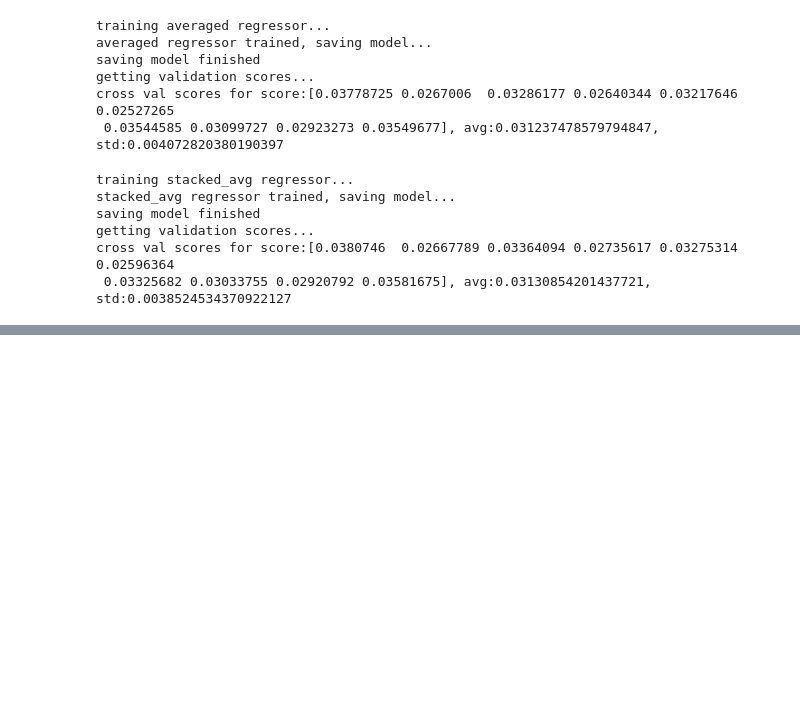
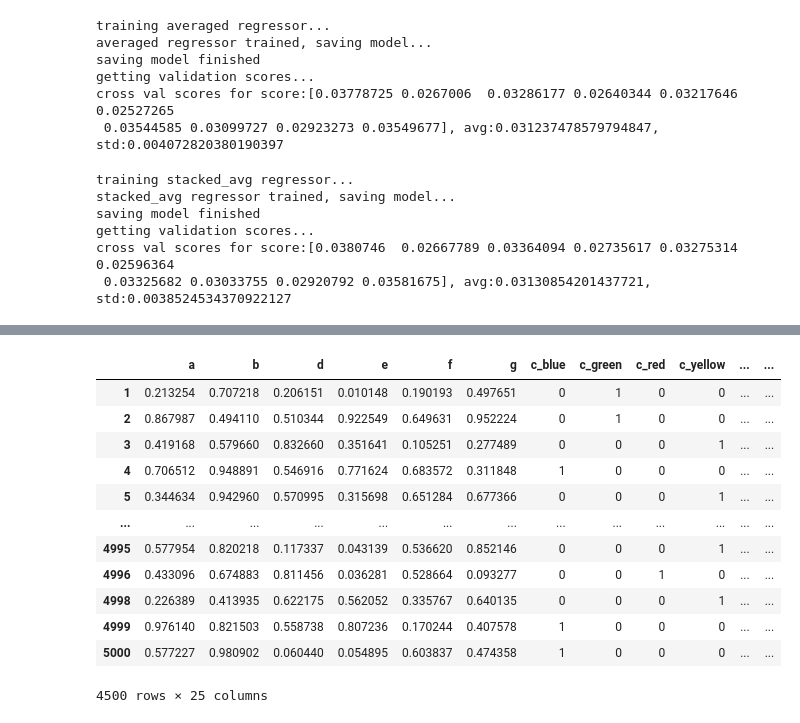
Before and after one commit to telenovelachuan/adobe_model_training, a Jupyter notebook: notebooks/regression.ipynb, the cells around one changed output, grey strips where cells are left out. Saved outputs shown, nothing was run; the diff lists cells and outputs as text; code cells hidden in the pictures; blank space fills up the shorter version.

```diff
--- a/notebooks/regression.ipynb
+++ b/notebooks/regression.ipynb
@@ -43,19 +42,20 @@ df_dummy
 # %%
-df_dummy['ehc'] = df_dummy['e'] * df_dummy['h_white'] * df_dummy['c_blue'].map({0: 1, 1: 0})
-df_dummy['e(h+c)'] = df_dummy['e'] * (df_dummy['h_white'] + df_dummy['c_blue'].map({0: 1, 1: 0}))
-df_dummy['f+g'] = df_dummy['f'] + df_dummy['g']
-df_dummy['(f+g)*h*c'] = (df_dummy['f'] + df_dummy['g']) * df_dummy['h_white'] * df_dummy['c_blue'].map({0: 1, 1: 0})
-df_dummy['(f+g)*(h+c)'] = (df_dummy['f'] + df_dummy['g']) * (df_dummy['h_white'] + df_dummy['c_blue'].map({0: 1, 1: 0}))
-
-df_dummy['ehc(f+g)'] = df_dummy['ehc'] * df_dummy['f+g']
-df_dummy['e(h+c)(f+g)'] = df_dummy['e(h+c)'] * df_dummy['f+g']
-
-df_dummy['ehc+f+g)'] = df_dummy['ehc'] + df_dummy['f+g']
-df_dummy['e(h+c)+f+g)'] = df_dummy['e(h+c)'] + df_dummy['f+g']
-
-df_dummy['eh(f+g)*(h+c)'] = df_dummy['ehc'] * df_dummy['(f+g)*(h+c)']
-df_dummy['eh+(f+g)*(h+c)'] = df_dummy['ehc'] + df_dummy['(f+g)*(h+c)']
-
-df_dummy['e(h+c)(f+g)*(h+c)'] = df_dummy['e(h+c)'] * df_dummy['(f+g)*(h+c)']
-df_dummy['e(h+c)+(f+g)*(h+c)'] = df_dummy['e(h+c)'] + df_dummy['(f+g)*(h+c)']
-df_dummy
+#column_to_nmlz = num_cols + ['eh']
+column_to_nmlz = list(set(df.columns) - set([Y_LABEL]) - set(ctg_cols))
+def preprocess(df_input, ):
+    df_dummy = pd.get_dummies(df_input, columns=ctg_cols)
+    # append new features
+    df_dummy['ehc'] = df_dummy['e'] * df_dummy['h_white'] * df_dummy['c_blue'].map({0: 1, 1: 0})
+    df_dummy['e(h+c)'] = df_dummy['e'] * (df_dummy['h_white'] + df_dummy['c_blue'].map({0: 1, 1: 0}))
+    df_dummy['f+g'] = df_dummy['f'] + df_dummy['g']
+    df_dummy['(f+g)*h*c'] = (df_dummy['f'] + df_dummy['g']) * df_dummy['h_white'] * df_dummy['c_blue'].map({0: 1, 1: 0})
+    df_dummy['(f+g)*(h+c)'] = (df_dummy['f'] + df_dummy['g']) * (df_dummy['h_white'] + df_dummy['c_blue'].map({0: 1, 1: 0}))
+    df_dummy['ehc(f+g)'] = df_dummy['ehc'] * df_dummy['f+g']
+    df_dummy['e(h+c)(f+g)'] = df_dummy['e(h+c)'] * df_dummy['f+g']
+    df_dummy['ehc+f+g)'] = df_dummy['ehc'] + df_dummy['f+g']
+    df_dummy['e(h+c)+f+g)'] = df_dummy['e(h+c)'] + df_dummy['f+g']
+    df_dummy['eh(f+g)*(h+c)'] = df_dummy['ehc'] * df_dummy['(f+g)*(h+c)']
+    df_dummy['eh+(f+g)*(h+c)'] = df_dummy['ehc'] + df_dummy['(f+g)*(h+c)']
+    df_dummy['e(h+c)(f+g)*(h+c)'] = df_dummy['e(h+c)'] * df_dummy['(f+g)*(h+c)']
+    df_dummy['e(h+c)+(f+g)*(h+c)'] = df_dummy['e(h+c)'] + df_dummy['(f+g)*(h+c)']
+    return df_dummy
@@ -455,0 +448,3 @@ TypeError: unsupported operand type(s) for -: 'float' and 'NoneType'
+# %%
+df_test = pd.read_csv("../data/raw/intern_test.csv", index_col=0)
+df_test
@@ -455,0 +465,17 @@ TypeError: unsupported operand type(s) for -: 'float' and 'NoneType'
+# %%
+df_test_dummy = preprocess(df_test)
+df_test_dummy
+# %% [output]
+|  | a | b | d | e | f | g | c_blue | c_green | c_red | c_yellow | ... | ... |
+| 1 | 0.213254 | 0.707218 | 0.206151 | 0.010148 | 0.190193 | 0.497651 | 0 | 1 | 0 | 0 | ... | ... |
+| 2 | 0.867987 | 0.494110 | 0.510344 | 0.922549 | 0.649631 | 0.952224 | 0 | 1 | 0 | 0 | ... | ... |
+| 3 | 0.419168 | 0.579660 | 0.832660 | 0.351641 | 0.105251 | 0.277489 | 0 | 0 | 0 | 1 | ... | ... |
+| 4 | 0.706512 | 0.948891 | 0.546916 | 0.771624 | 0.683572 | 0.311848 | 1 | 0 | 0 | 0 | ... | ... |
+| 5 | 0.344634 | 0.942960 | 0.570995 | 0.315698 | 0.651284 | 0.677366 | 0 | 0 | 0 | 1 | ... | ... |
+| ... | ... | ... | ... | ... | ... | ... | ... | ... | ... | ... | ... | ... |
+| 4995 | 0.577954 | 0.820218 | 0.117337 | 0.043139 | 0.536620 | 0.852146 | 0 | 0 | 0 | 1 | ... | ... |
+| 4996 | 0.433096 | 0.674883 | 0.811456 | 0.036281 | 0.528664 | 0.093277 | 0 | 0 | 1 | 0 | ... | ... |
+| 4998 | 0.226389 | 0.413935 | 0.622175 | 0.562052 | 0.335767 | 0.640135 | 0 | 0 | 0 | 1 | ... | ... |
+| 4999 | 0.976140 | 0.821503 | 0.558738 | 0.807236 | 0.170244 | 0.407578 | 1 | 0 | 0 | 0 | ... | ... |
+| 5000 | 0.577227 | 0.980902 | 0.060440 | 0.054895 | 0.603837 | 0.474358 | 1 | 0 | 0 | 0 | ... | ... |
+4500 rows × 25 columns
```
Also changed, not shown: parts of 7 cells of this notebook, 1 other file.
